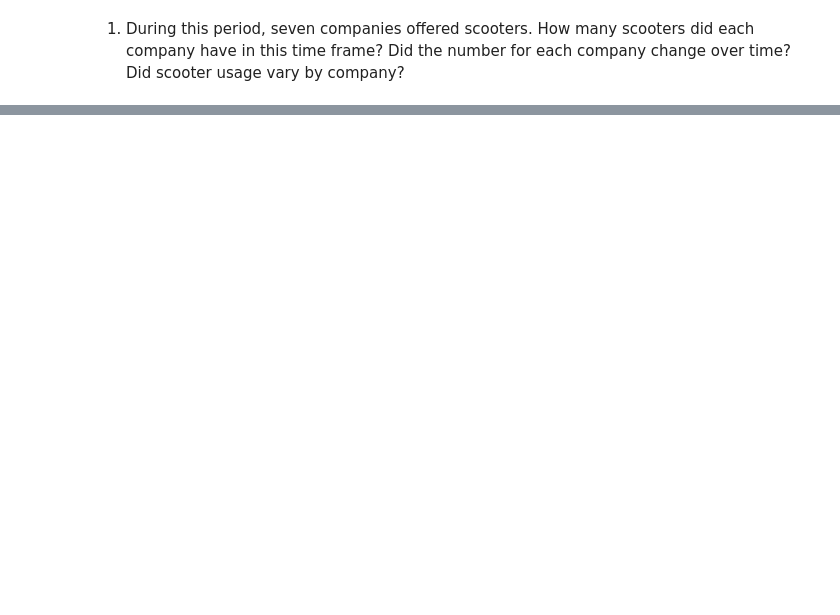
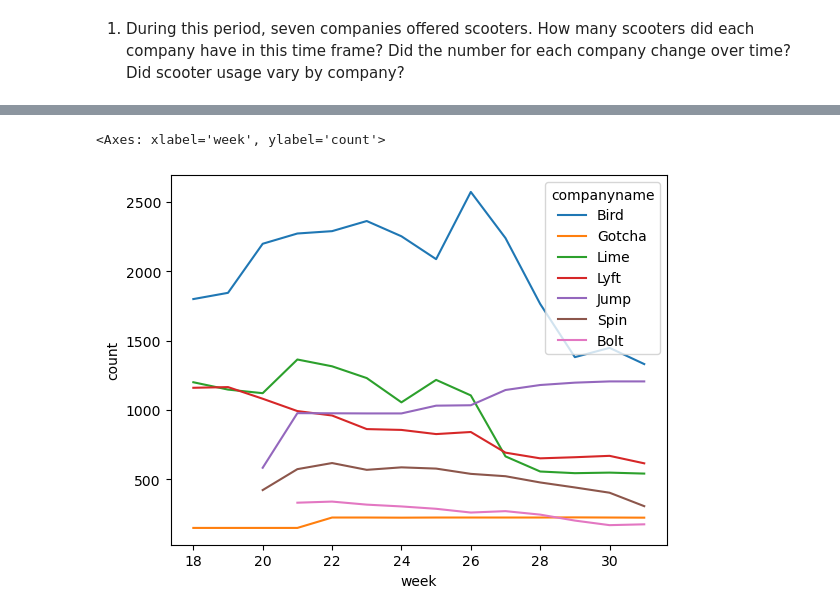
Before and after one commit to NSS-Data-Analytics-Cohort-8/scooter-partner1-badger-badger-python, a Jupyter notebook: notebooks/questions.ipynb, the cells around one changed output, grey strips where cells are left out. Drawn from its saved outputs; the diff is of its cells as text; code cells hidden in the pictures; blank space fills up the shorter version.

```diff
--- a/notebooks/questions.ipynb
+++ b/notebooks/questions.ipynb
@@ -32,0 +39,5 @@ sco_per_co
+# %%
+sns.lineplot(sco_per_co, x='week', y='count', hue = 'companyname')
+# %% [output]
+<Axes: xlabel='week', ylabel='count'>
+[figure, added]
```
Also changed, not shown: parts of 6 cells of this notebook.
